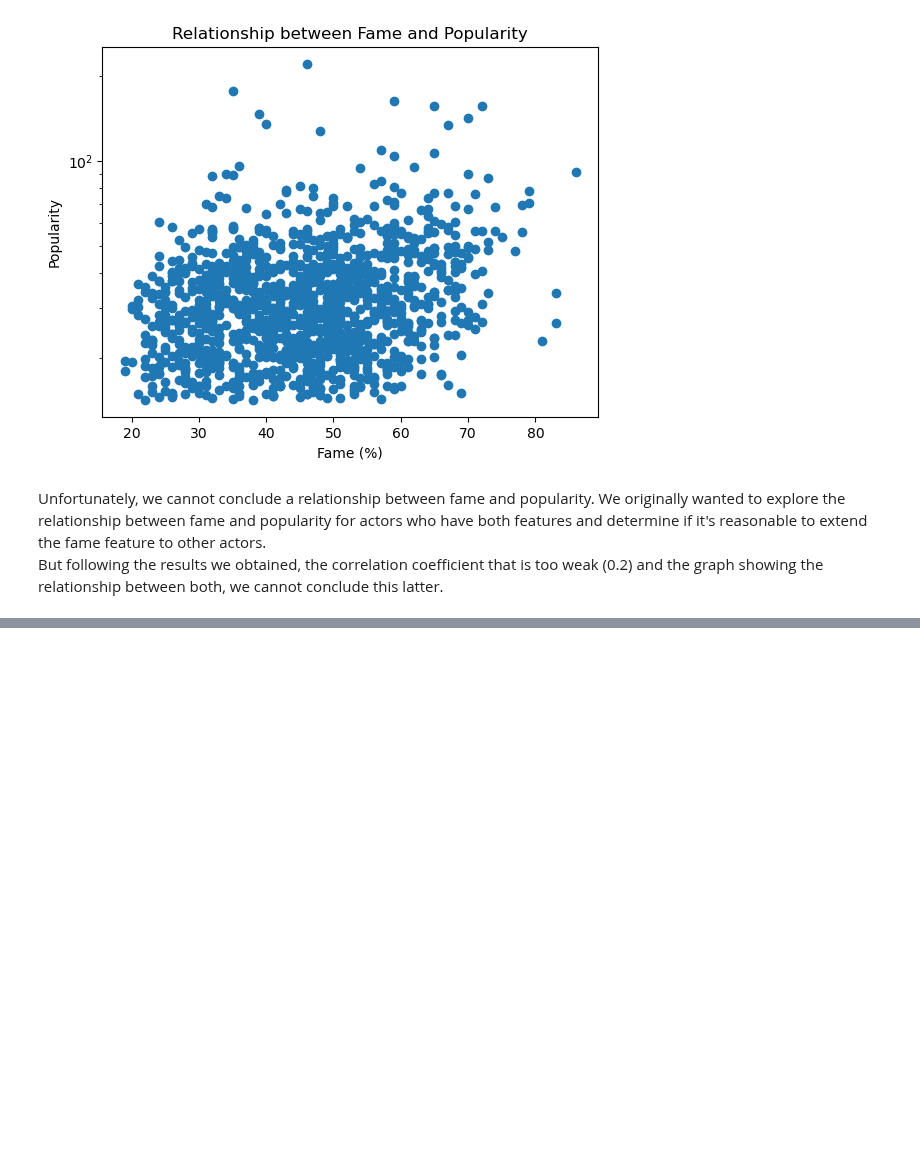
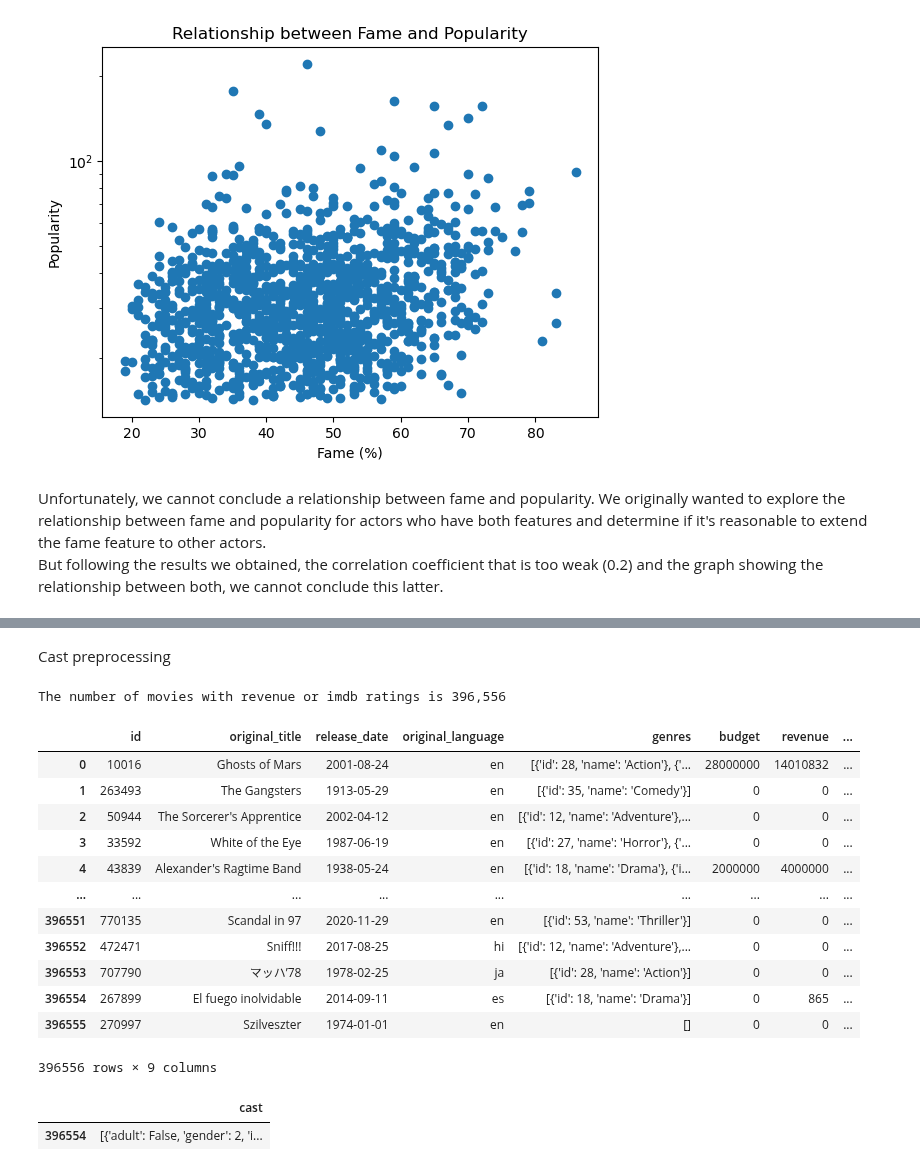
Before and after one commit to epfl-ada/ada-2023-project-cinemada, a Jupyter notebook: Preprocessing/fame.ipynb, the cells around one changed output, grey strips where cells are left out. Drawn from its saved outputs; the diff is of its cells as text; code cells hidden in the pictures; blank space fills up the shorter version.

```diff
--- a/Preprocessing/fame.ipynb
+++ b/Preprocessing/fame.ipynb
@@ -157,0 +203,40 @@ But following the results we obtained, the correlation coefficient that is too w
+# %% [markdown]
+Cast preprocessing
+# %%
+# Assuming 'id' is the common column between imdb_rating_filtered_df and id2credits
+merged_df = pd.merge(imdb_rating_filtered_df, id2credit_df, on='id', how='inner')
+
+# Filter rows with either revenue not equal to 0 or imdb_average_rating not NaN
+merged_df_filtered = merged_df[(merged_df['revenue'] != 0) | (~merged_df['imdb_average_rating'].isna())]
+merged_df_filtered.reset_index(drop=True, inplace=True)
+merged_df_filtered = merged_df_filtered.rename(columns={'id': 'movie_id'})
+
+
+# Now, you can use merged_df_filtered for further analysis or display the desired information
+print(f'The number of movies with revenue or imdb ratings is {merged_df_filtered.shape[0]:,}')
+display(merged_df_filtered)
+# %% [output]
+The number of movies with revenue or imdb ratings is 396,556
+|  | id | original_title | release_date | original_language | genres | budget | revenue | ... |
+| 0 | 10016 | Ghosts of Mars | 2001-08-24 | en | [{'id': 28, 'name': 'Action'}, {'... | 28000000 | 14010832 | ... |
+| 1 | 263493 | The Gangsters | 1913-05-29 | en | [{'id': 35, 'name': 'Comedy'}] | 0 | 0 | ... |
+| 2 | 50944 | The Sorcerer's Apprentice | 2002-04-12 | en | [{'id': 12, 'name': 'Adventure'},... | 0 | 0 | ... |
+| 3 | 33592 | White of the Eye | 1987-06-19 | en | [{'id': 27, 'name': 'Horror'}, {'... | 0 | 0 | ... |
+| 4 | 43839 | Alexander's Ragtime Band | 1938-05-24 | en | [{'id': 18, 'name': 'Drama'}, {'i... | 2000000 | 4000000 | ... |
+| ... | ... | ... | ... | ... | ... | ... | ... | ... |
+| 396551 | 770135 | Scandal in 97 | 2020-11-29 | en | [{'id': 53, 'name': 'Thriller'}] | 0 | 0 | ... |
+| 396552 | 472471 | Sniff!!! | 2017-08-25 | hi | [{'id': 12, 'name': 'Adventure'},... | 0 | 0 | ... |
+| 396553 | 707790 | マッハ’78 | 1978-02-25 | ja | [{'id': 28, 'name': 'Action'}] | 0 | 0 | ... |
+| 396554 | 267899 | El fuego inolvidable | 2014-09-11 | es | [{'id': 18, 'name': 'Drama'}] | 0 | 865 | ... |
+| 396555 | 270997 | Szilveszter | 1974-01-01 | en | [] | 0 | 0 | ... |
+396556 rows × 9 columns
+# %%
+def get_cast_fataframe(movie_id):
+    cast = pd.DataFrame(merged_df_filtered[merged_df_filtered['movie_id'] == movie_id]['cast'])
+    #cast = cast.drop(columns=['adult', 'known_for_department', 'original_name', 'popularity', 'profile_path', 'cast_id', 'character', 'credit_id'])
+    return cast
+
+get_cast_fataframe(267899)
+# %% [output]
+|  | cast |
+| 396554 | [{'adult': False, 'gender': 2, 'i... |
```
Also changed, not shown: parts of 6 cells of this notebook.
